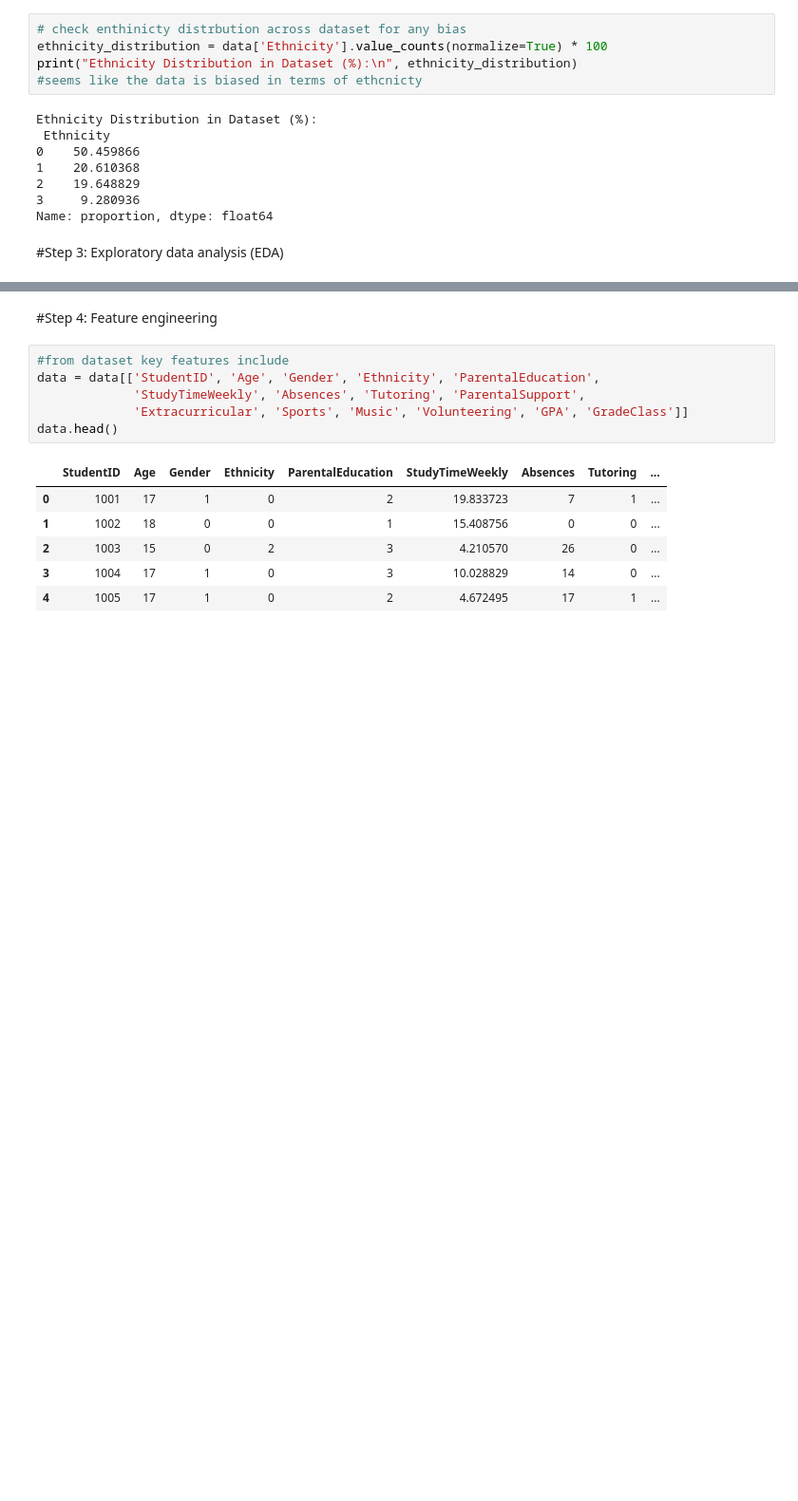
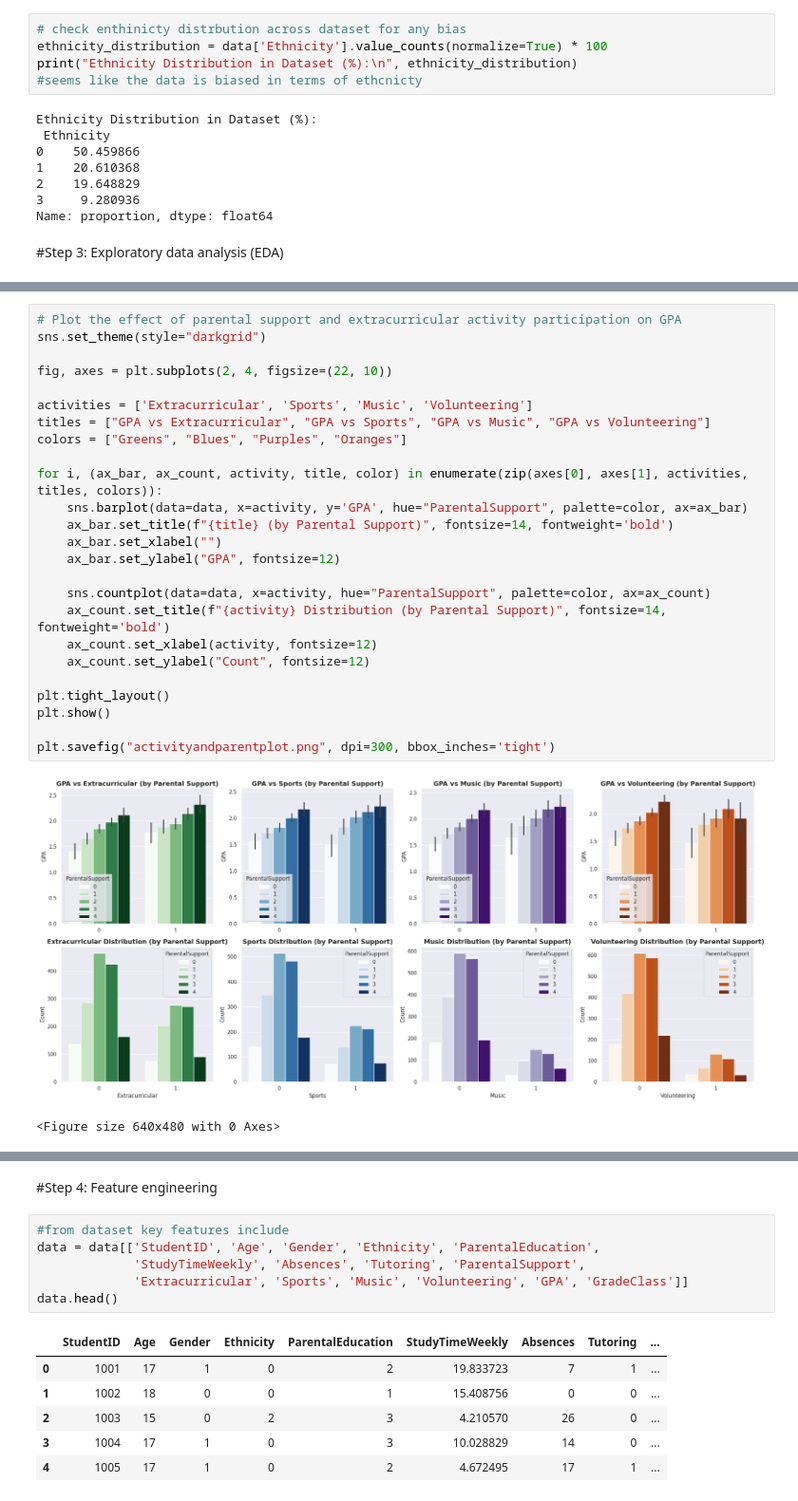
Before and after one commit to elorie-bernard-lacroix/SmartStudy, a Jupyter notebook: StudyArchitects.ipynb, the cells around one changed output, grey strips where cells are left out. Shown at 95% size. Saved outputs shown, nothing was run; the diff lists cells and outputs as text; blank space fills up the shorter version.

```diff
--- a/StudyArchitects.ipynb
+++ b/StudyArchitects.ipynb
@@ -183,0 +226,28 @@ plt.show()
+# %%
+# Plot the effect of parental support and extracurricular activity participation on GPA
+sns.set_theme(style="darkgrid")
+
+fig, axes = plt.subplots(2, 4, figsize=(22, 10))
+
+activities = ['Extracurricular', 'Sports', 'Music', 'Volunteering']
+titles = ["GPA vs Extracurricular", "GPA vs Sports", "GPA vs Music", "GPA vs Volunteering"]
+colors = ["Greens", "Blues", "Purples", "Oranges"]
+
+for i, (ax_bar, ax_count, activity, title, color) in enumerate(zip(axes[0], axes[1], activities, titles, colors)):
+    sns.barplot(data=data, x=activity, y='GPA', hue="ParentalSupport", palette=color, ax=ax_bar)
+    ax_bar.set_title(f"{title} (by Parental Support)", fontsize=14, fontweight='bold')
+    ax_bar.set_xlabel("")
+    ax_bar.set_ylabel("GPA", fontsize=12)
+
+    sns.countplot(data=data, x=activity, hue="ParentalSupport", palette=color, ax=ax_count)
+    ax_count.set_title(f"{activity} Distribution (by Parental Support)", fontsize=14, fontweight='bold')
+    ax_count.set_xlabel(activity, fontsize=12)
+    ax_count.set_ylabel("Count", fontsize=12)
+
+plt.tight_layout()
+plt.show()
+
+plt.savefig("activityandparentplot.png", dpi=300, bbox_inches='tight')
+# %% [output]
+[figure, added]
+<Figure size 640x480 with 0 Axes>
```
Also changed, not shown: parts of 9 cells of this notebook.
